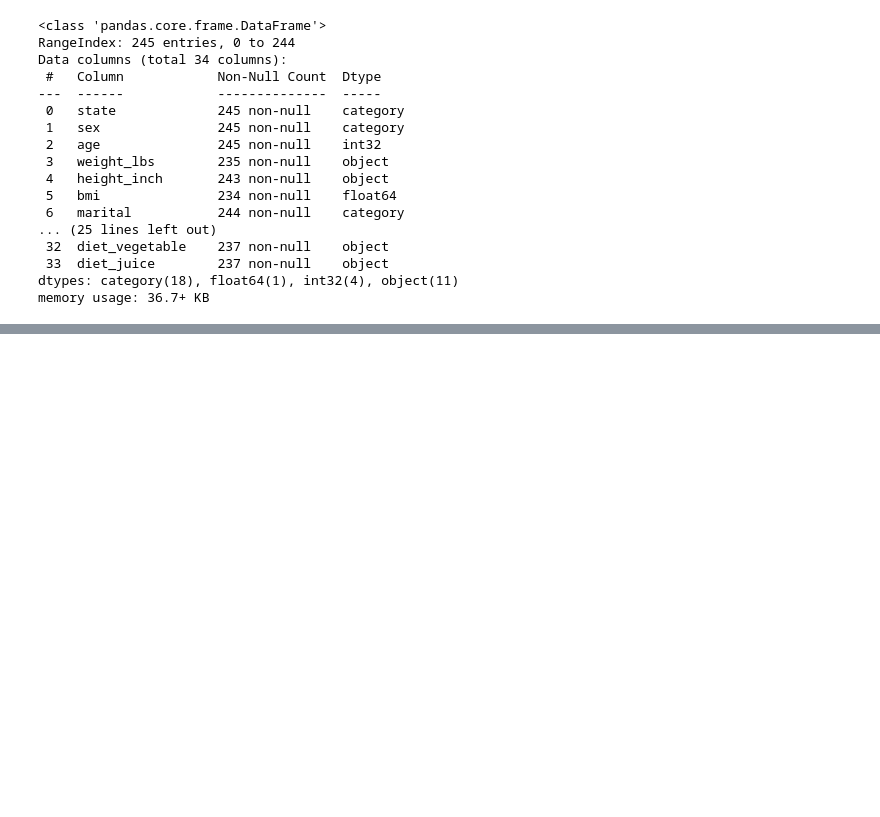
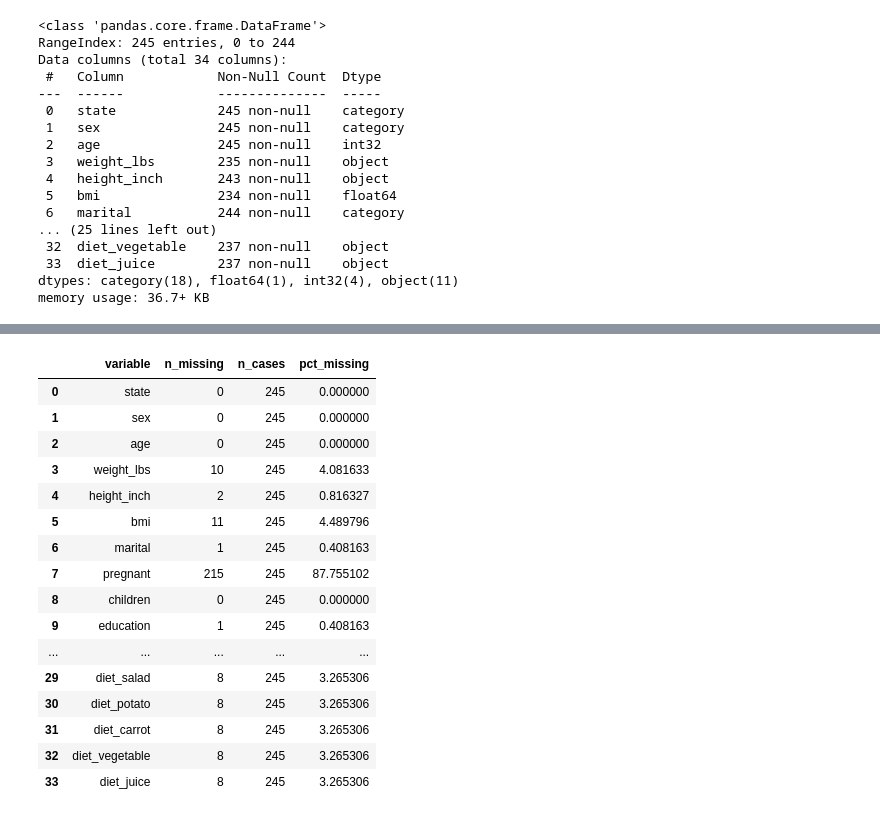
Before and after one commit to Monkey8596/Missing_data_handling-, a Jupyter notebook: notebooks/00Live_exploration.ipynb, the cells around one changed output, grey strips where cells are left out. Drawn from its saved outputs; the diff is of its cells as text; code cells hidden in the pictures; blank space fills up the shorter version.

```diff
--- a/notebooks/00Live_exploration.ipynb
+++ b/notebooks/00Live_exploration.ipynb
@@ -188,0 +223,20 @@ memory usage: 36.7+ KB
+# %%
+riskfactors_df.missing.missing_variable_summary()
+# %% [output]
+|  | variable | n_missing | n_cases | pct_missing |
+| 0 | state | 0 | 245 | 0.000000 |
+| 1 | sex | 0 | 245 | 0.000000 |
+| 2 | age | 0 | 245 | 0.000000 |
+| 3 | weight_lbs | 10 | 245 | 4.081633 |
+| 4 | height_inch | 2 | 245 | 0.816327 |
+| 5 | bmi | 11 | 245 | 4.489796 |
+| 6 | marital | 1 | 245 | 0.408163 |
+| 7 | pregnant | 215 | 245 | 87.755102 |
+| 8 | children | 0 | 245 | 0.000000 |
+| 9 | education | 1 | 245 | 0.408163 |
+| ... | ... | ... | ... | ... |
+| 29 | diet_salad | 8 | 245 | 3.265306 |
+| 30 | diet_potato | 8 | 245 | 3.265306 |
+| 31 | diet_carrot | 8 | 245 | 3.265306 |
+| 32 | diet_vegetable | 8 | 245 | 3.265306 |
+| 33 | diet_juice | 8 | 245 | 3.265306 |
```
Also changed, not shown: parts of 12 cells of this notebook, 1 other file.
